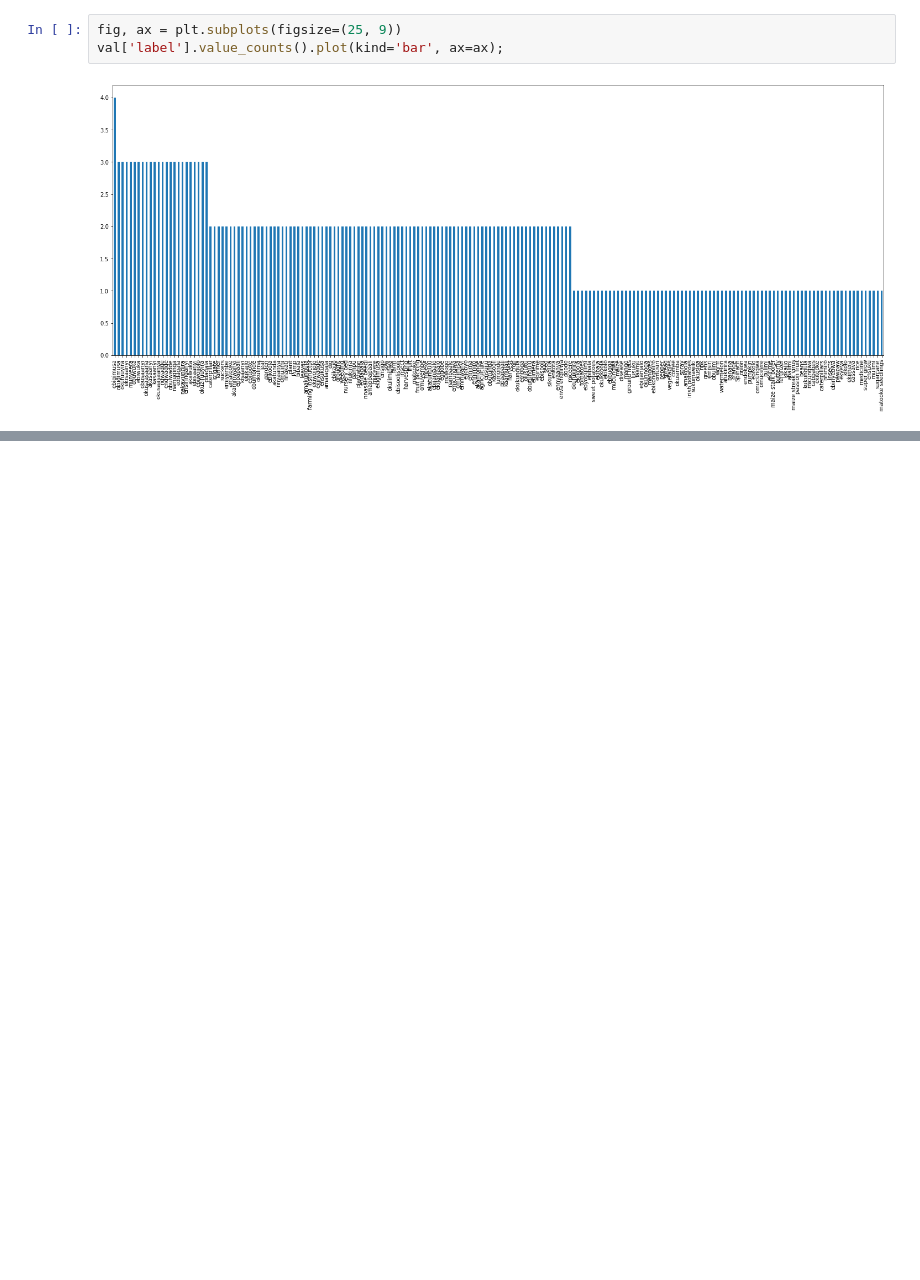
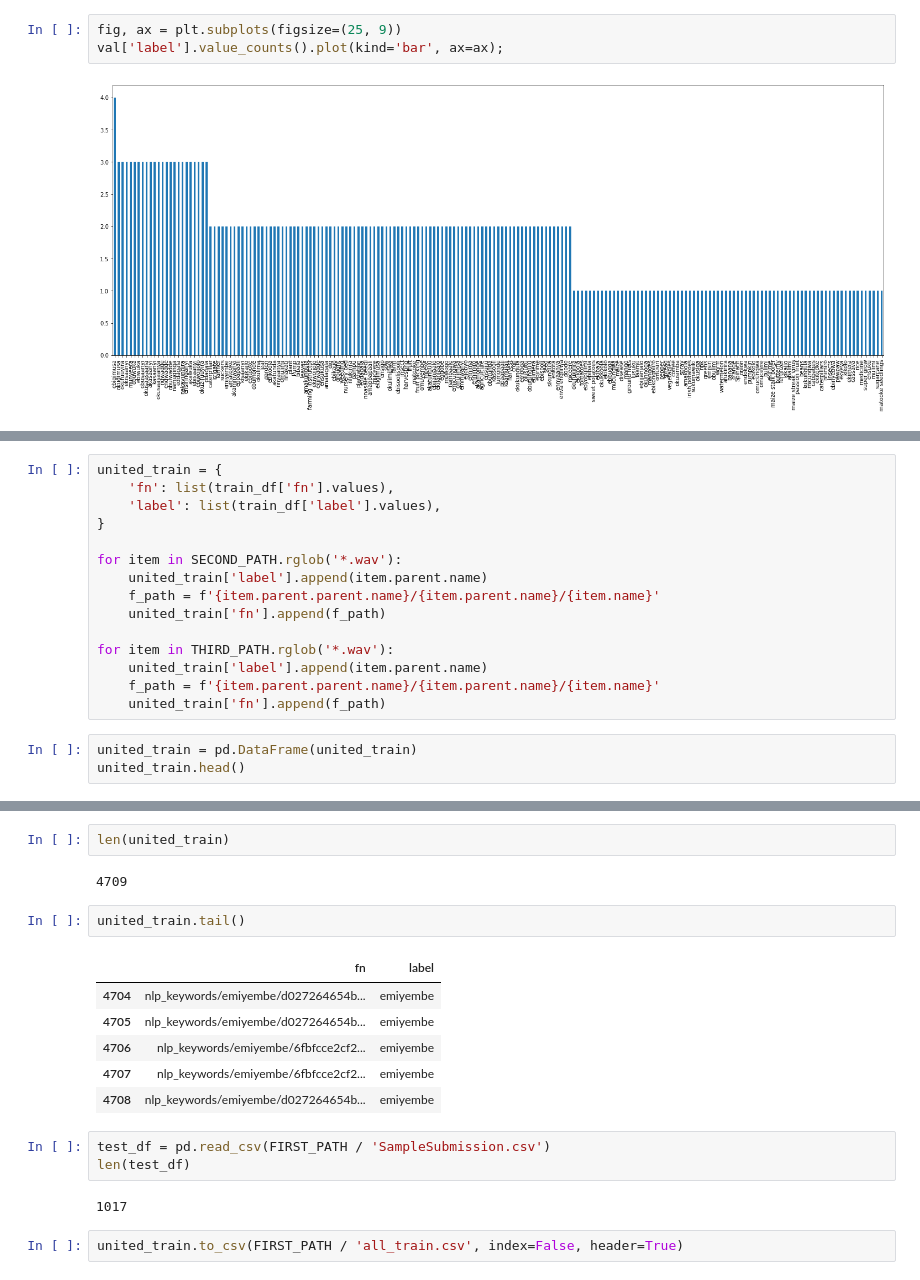
Before and after one commit to astromid/zindi-keyword-spotter, a Jupyter notebook: notebooks/EDA.ipynb, the cells around one changed output, grey strips where cells are left out. Saved outputs shown, nothing was run; the diff lists cells and outputs as text; blank space fills up the shorter version.

```diff
--- a/notebooks/EDA.ipynb
+++ b/notebooks/EDA.ipynb
@@ -83,0 +116,18 @@ val['label'].value_counts().plot(kind='bar', ax=ax);
+# %%
+united_train = {
+    'fn': list(train_df['fn'].values),
+    'label': list(train_df['label'].values),
+}
+
+for item in SECOND_PATH.rglob('*.wav'):
+    united_train['label'].append(item.parent.name)
+    f_path = f'{item.parent.parent.name}/{item.parent.name}/{item.name}'
+    united_train['fn'].append(f_path)
+
+for item in THIRD_PATH.rglob('*.wav'):
+    united_train['label'].append(item.parent.name)
+    f_path = f'{item.parent.parent.name}/{item.parent.name}/{item.name}'
+    united_train['fn'].append(f_path)
+# %%
+united_train = pd.DataFrame(united_train)
+united_train.head()
@@ -83,0 +141,20 @@ val['label'].value_counts().plot(kind='bar', ax=ax);
+# %%
+len(united_train)
+# %% [output]
+4709
+# %%
+united_train.tail()
+# %% [output]
+|  | fn | label |
+| 4704 | nlp_keywords/emiyembe/d027264654b... | emiyembe |
+| 4705 | nlp_keywords/emiyembe/d027264654b... | emiyembe |
+| 4706 | nlp_keywords/emiyembe/6fbfcce2cf2... | emiyembe |
+| 4707 | nlp_keywords/emiyembe/6fbfcce2cf2... | emiyembe |
+| 4708 | nlp_keywords/emiyembe/d027264654b... | emiyembe |
+# %%
+test_df = pd.read_csv(FIRST_PATH / 'SampleSubmission.csv')
+len(test_df)
+# %% [output]
+1017
+# %%
+united_train.to_csv(FIRST_PATH / 'all_train.csv', index=False, header=True)
```
Also changed, not shown: parts of 20 cells of this notebook, 8 other files.
